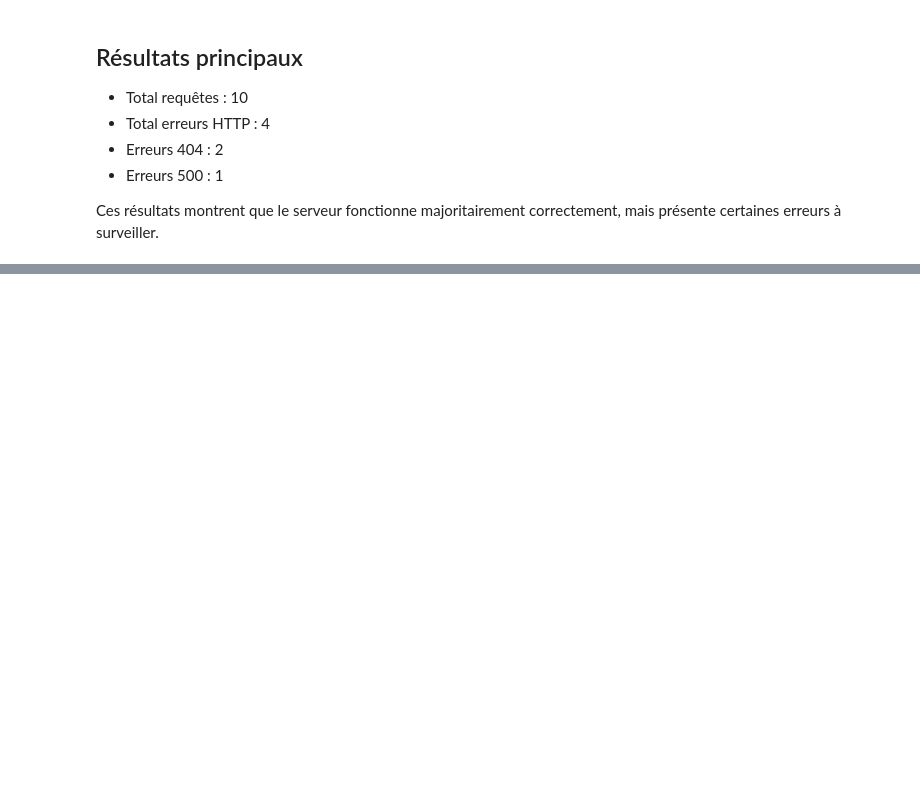
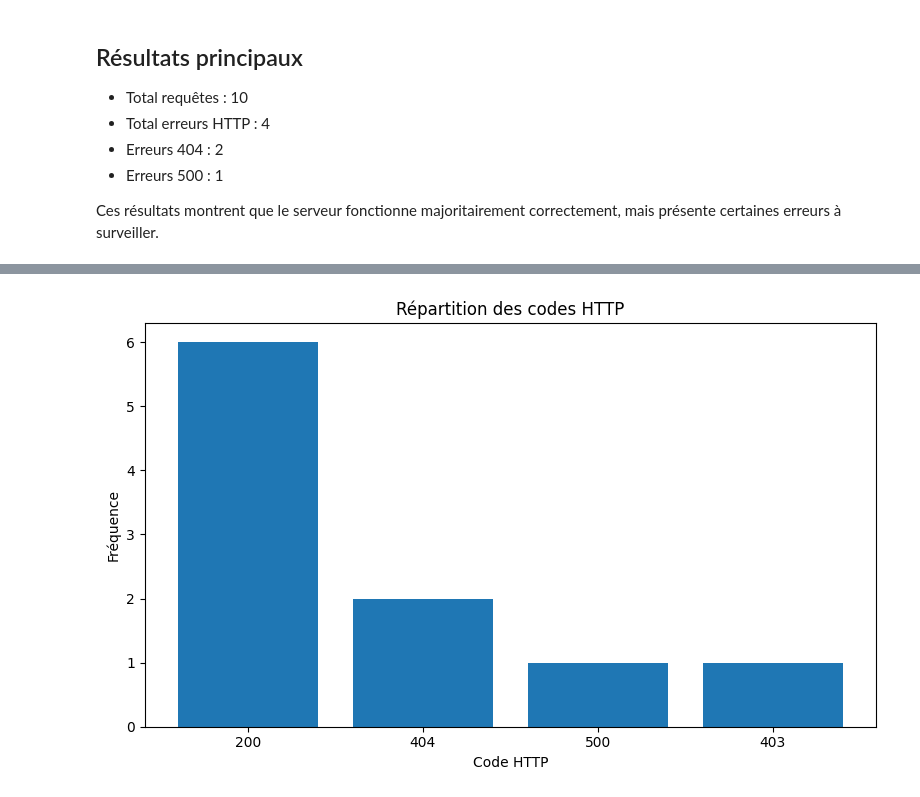
Before and after one commit to CollegeBoreal/INF1102-201-26H-03, a Jupyter notebook: 8.Project/300145940/RAPPORT.ipynb, the cells around one changed output, grey strips where cells are left out. Saved outputs shown, nothing was run; the diff lists cells and outputs as text; code cells hidden in the pictures; blank space fills up the shorter version.

```diff
--- a/8.Project/300145940/RAPPORT.ipynb
+++ b/8.Project/300145940/RAPPORT.ipynb
@@ -79,0 +104,13 @@ NameError: name 'ips' is not defined
+# %%
+codes_labels = list(code_counts.keys())
+codes_values = list(code_counts.values())
+
+plt.figure(figsize=(8,5))
+plt.bar(codes_labels, codes_values)
+plt.title("Répartition des codes HTTP")
+plt.xlabel("Code HTTP")
+plt.ylabel("Fréquence")
+plt.tight_layout()
+plt.show()
+# %% [output]
+[figure, added]
```
Also changed, not shown: parts of 4 cells of this notebook.
